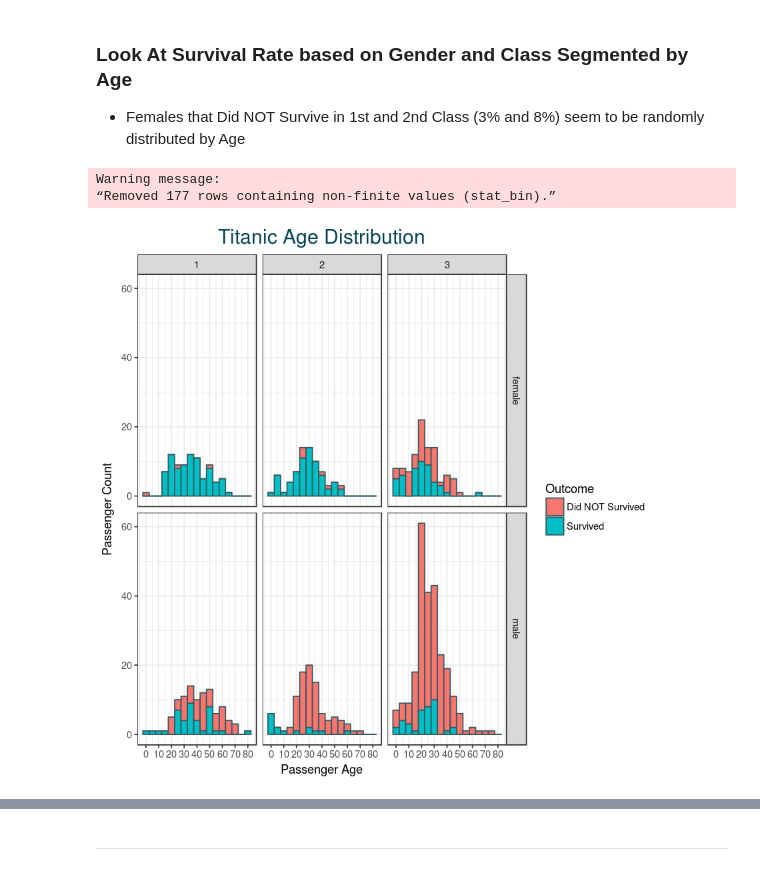
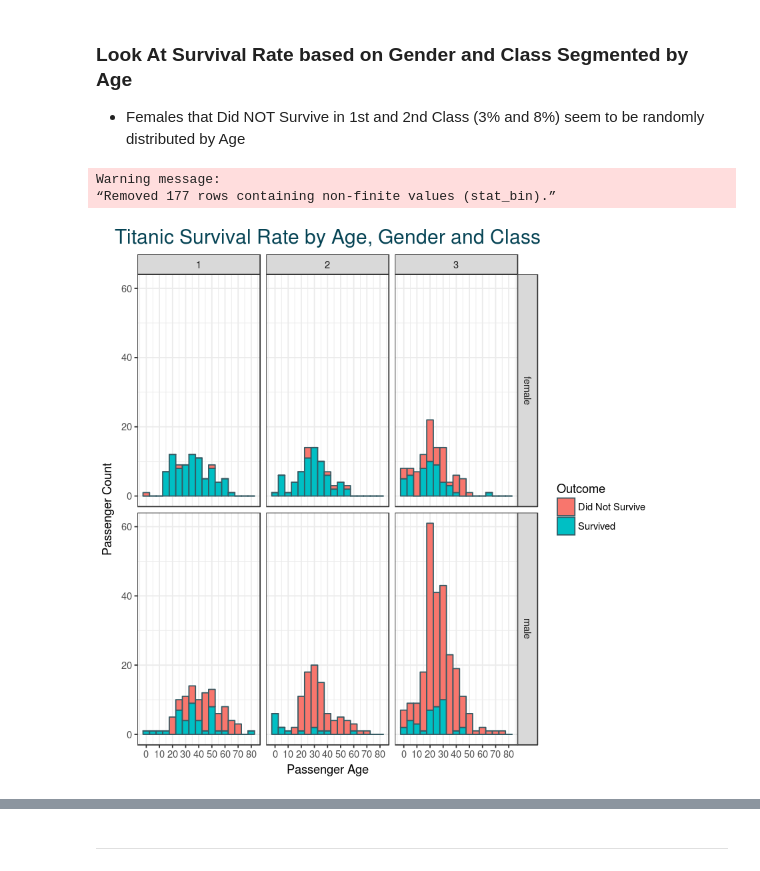
Before and after one commit to romabash/kaggle-titanic, a Jupyter notebook: notebooks/2_Initial-Visualization.ipynb, the cells around one changed output, grey strips where cells are left out. Drawn from its saved outputs; the diff is of its cells as text; code cells hidden in the pictures.

```diff
--- a/notebooks/2_Initial-Visualization.ipynb
+++ b/notebooks/2_Initial-Visualization.ipynb
@@ -535,15 +498,15 @@ titanic %>%
 # %%
 titanic %>%
   ggplot() +
   geom_histogram(aes(x = Age, fill = Survived), binwidth = 5, color = "#355a63") +
   facet_grid(Sex ~ Pclass) +
   theme_bw() +
-  theme(plot.title = element_text(hjust = 0.5, size=18, colour = "#054354")) +
-  ggtitle("Titanic Age Distribution") +
+  theme(plot.title = element_text(hjust = 0.5, size=18, color = "#054354")) +
+  ggtitle("Titanic Survival Rate by Age, Gender and Class") +
   scale_x_continuous(name= "Passenger Age", breaks = 10*c(0:8)) +
   scale_y_continuous(name = "Passenger Count") +
-  scale_fill_discrete(name = "Outcome", labels = c("Did NOT Survived", "Survived"))
+  scale_fill_discrete(name = "Outcome", labels = c("Did Not Survive", "Survived"))
 # %% [output]
 Warning message:
 “Removed 177 rows containing non-finite values (stat_bin).”
-[figure, old version]
+[figure, new version]
```
Also changed, not shown: parts of 28 cells of this notebook.
